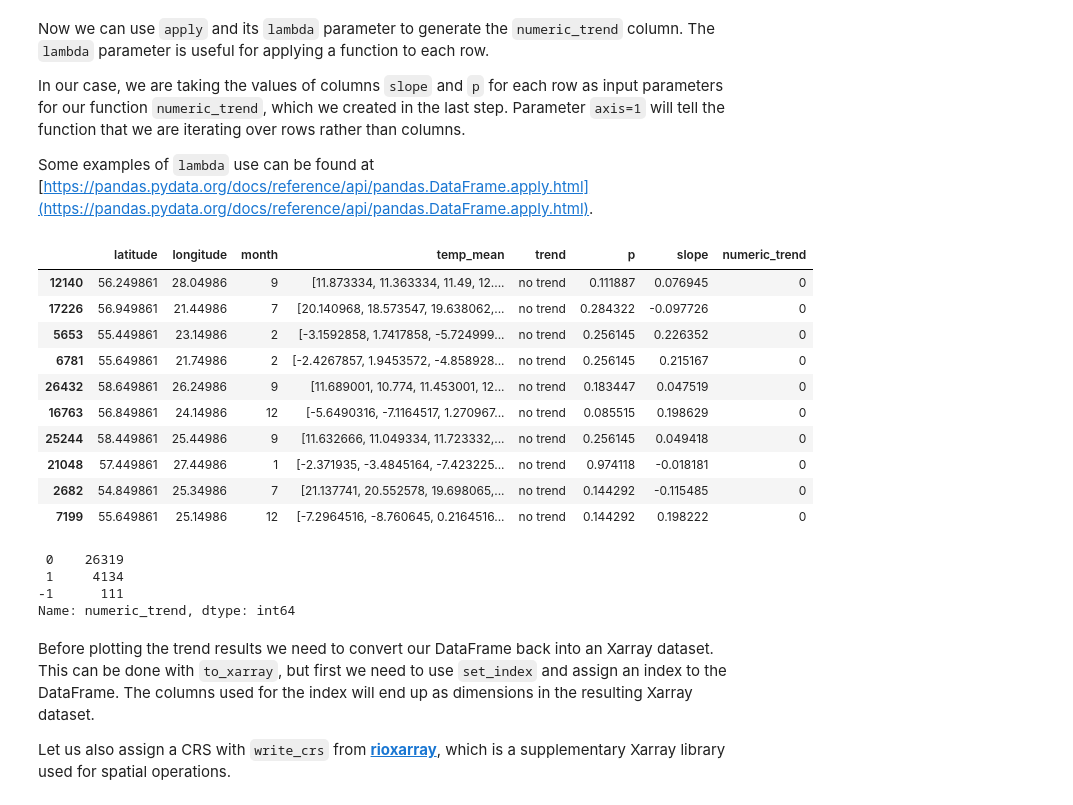
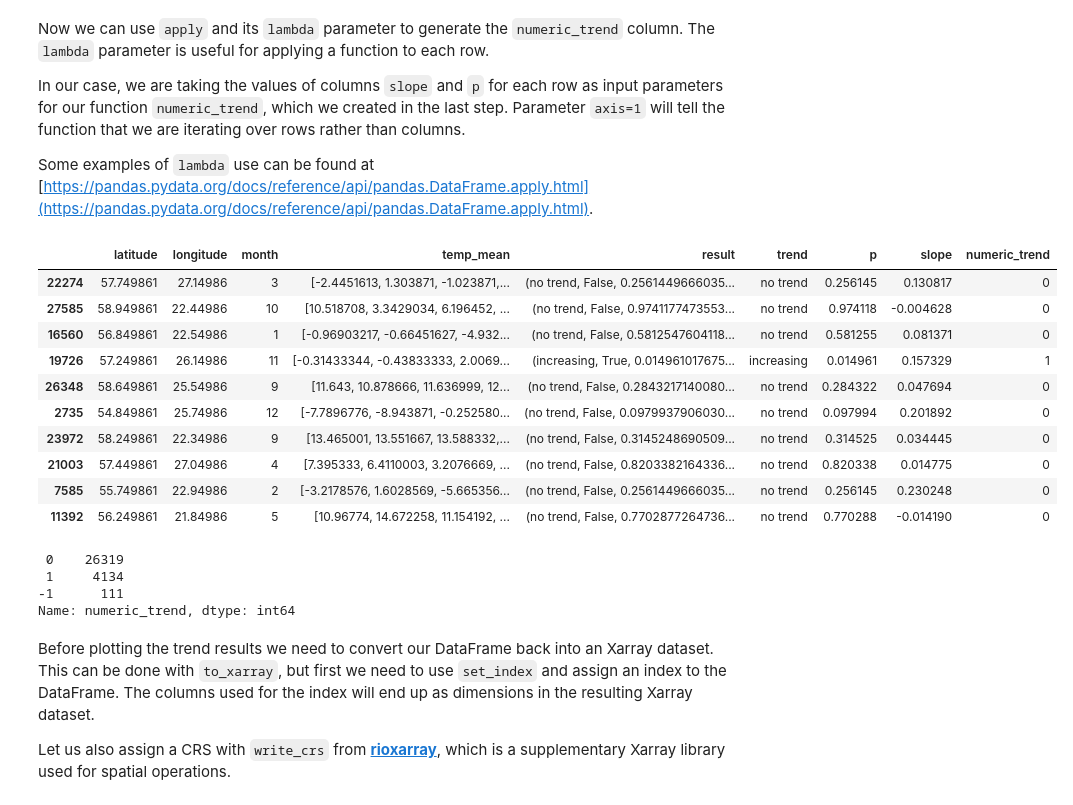
Before and after one commit to LandscapeGeoinformatics/EGU_2021_lgeo_workshops, a Jupyter notebook: SC5.8/EGU2021_Workshop_SC58.ipynb, the cells around one changed output. Saved outputs shown, nothing was run; the diff lists cells and outputs as text; code cells hidden in the pictures.

Commit message:
Added plot description and updated trend calculation procedure

```diff
--- a/SC5.8/EGU2021_Workshop_SC58.ipynb
+++ b/SC5.8/EGU2021_Workshop_SC58.ipynb
@@ -369,0 +329,4 @@ display(result.slope)
+# %%
+%%time
+# Apply MK test rowwise and collect result into new column
+temp_group_df['result'] = temp_group_df['temp_mean'].apply(lambda x: mk.original_test(x, alpha=0.05))
@@ -401,6 +336,0 @@ As the order of arrays was the same as in `temp_group_df` we can add the MK test
-# %%
-# Add test results as new columns to the DataFrame
-temp_group_df['trend'] = temp_dict['trend']
-temp_group_df['p'] = temp_dict['p']
-temp_group_df['slope'] = temp_dict['slope']
-display(temp_group_df)
@@ -420,0 +337,5 @@ display(temp_group_df)
+# %%
+temp_group_df['trend'] = temp_group_df['result'].apply(lambda x: x[0])
+temp_group_df['p'] = temp_group_df['result'].apply(lambda x: x[2])
+temp_group_df['slope'] = temp_group_df['result'].apply(lambda x: x[7])
+temp_group_df
@@ -455,20 +407,19 @@ Some examples of `lambda` use can be found at [https://pandas.pydata.org/docs/re
 # %%
 # Create a numeric version of the trend column
 temp_group_df['numeric_trend'] = temp_group_df.apply(lambda x: numeric_trend(x['slope'], x['p']), axis=1)
 display(temp_group_df.sample(10))
-display(temp_group_df['numeric_trend'].value_counts())
 # %% [output]
-|  | latitude | longitude | month | temp_mean | trend | p | slope | numeric_trend |
-| 12140 | 56.249861 | 28.04986 | 9 | [11.873334, 11.363334, 11.49, 12.... | no trend | 0.111887 | 0.076945 | 0 |
-| 17226 | 56.949861 | 21.44986 | 7 | [20.140968, 18.573547, 19.638062,... | no trend | 0.284322 | -0.097726 | 0 |
-| 5653 | 55.449861 | 23.14986 | 2 | [-3.1592858, 1.7417858, -5.724999... | no trend | 0.256145 | 0.226352 | 0 |
-| 6781 | 55.649861 | 21.74986 | 2 | [-2.4267857, 1.9453572, -4.858928... | no trend | 0.256145 | 0.215167 | 0 |
-| 26432 | 58.649861 | 26.24986 | 9 | [11.689001, 10.774, 11.453001, 12... | no trend | 0.183447 | 0.047519 | 0 |
-| 16763 | 56.849861 | 24.14986 | 12 | [-5.6490316, -7.1164517, 1.270967... | no trend | 0.085515 | 0.198629 | 0 |
-| 25244 | 58.449861 | 25.44986 | 9 | [11.632666, 11.049334, 11.723332,... | no trend | 0.256145 | 0.049418 | 0 |
-| 21048 | 57.449861 | 27.44986 | 1 | [-2.371935, -3.4845164, -7.423225... | no trend | 0.974118 | -0.018181 | 0 |
-| 2682 | 54.849861 | 25.34986 | 7 | [21.137741, 20.552578, 19.698065,... | no trend | 0.144292 | -0.115485 | 0 |
-| 7199 | 55.649861 | 25.14986 | 12 | [-7.2964516, -8.760645, 0.2164516... | no trend | 0.144292 | 0.198222 | 0 |
+|  | latitude | longitude | month | temp_mean | result | trend | p | slope | numeric_trend |
+| 22274 | 57.749861 | 27.14986 | 3 | [-2.4451613, 1.303871, -1.023871,... | (no trend, False, 0.2561449666035... | no trend | 0.256145 | 0.130817 | 0 |
+| 27585 | 58.949861 | 22.44986 | 10 | [10.518708, 3.3429034, 6.196452, ... | (no trend, False, 0.9741177473553... | no trend | 0.974118 | -0.004628 | 0 |
+| 16560 | 56.849861 | 22.54986 | 1 | [-0.96903217, -0.66451627, -4.932... | (no trend, False, 0.5812547604118... | no trend | 0.581255 | 0.081371 | 0 |
+| 19726 | 57.249861 | 26.14986 | 11 | [-0.31433344, -0.43833333, 2.0069... | (increasing, True, 0.014961017675... | increasing | 0.014961 | 0.157329 | 1 |
+| 26348 | 58.649861 | 25.54986 | 9 | [11.643, 10.878666, 11.636999, 12... | (no trend, False, 0.2843217140080... | no trend | 0.284322 | 0.047694 | 0 |
+| 2735 | 54.849861 | 25.74986 | 12 | [-7.7896776, -8.943871, -0.252580... | (no trend, False, 0.0979937906030... | no trend | 0.097994 | 0.201892 | 0 |
+| 23972 | 58.249861 | 22.34986 | 9 | [13.465001, 13.551667, 13.588332,... | (no trend, False, 0.3145248690509... | no trend | 0.314525 | 0.034445 | 0 |
+| 21003 | 57.449861 | 27.04986 | 4 | [7.395333, 6.4110003, 3.2076669, ... | (no trend, False, 0.8203382164336... | no trend | 0.820338 | 0.014775 | 0 |
+| 7585 | 55.749861 | 22.94986 | 2 | [-3.2178576, 1.6028569, -5.665356... | (no trend, False, 0.2561449666035... | no trend | 0.256145 | 0.230248 | 0 |
+| 11392 | 56.249861 | 21.84986 | 5 | [10.96774, 14.672258, 11.154192, ... | (no trend, False, 0.7702877264736... | no trend | 0.770288 | -0.014190 | 0 |
  0    26319
  1     4134
 -1      111
```
Also changed, not shown: parts of 44 cells of this notebook.
